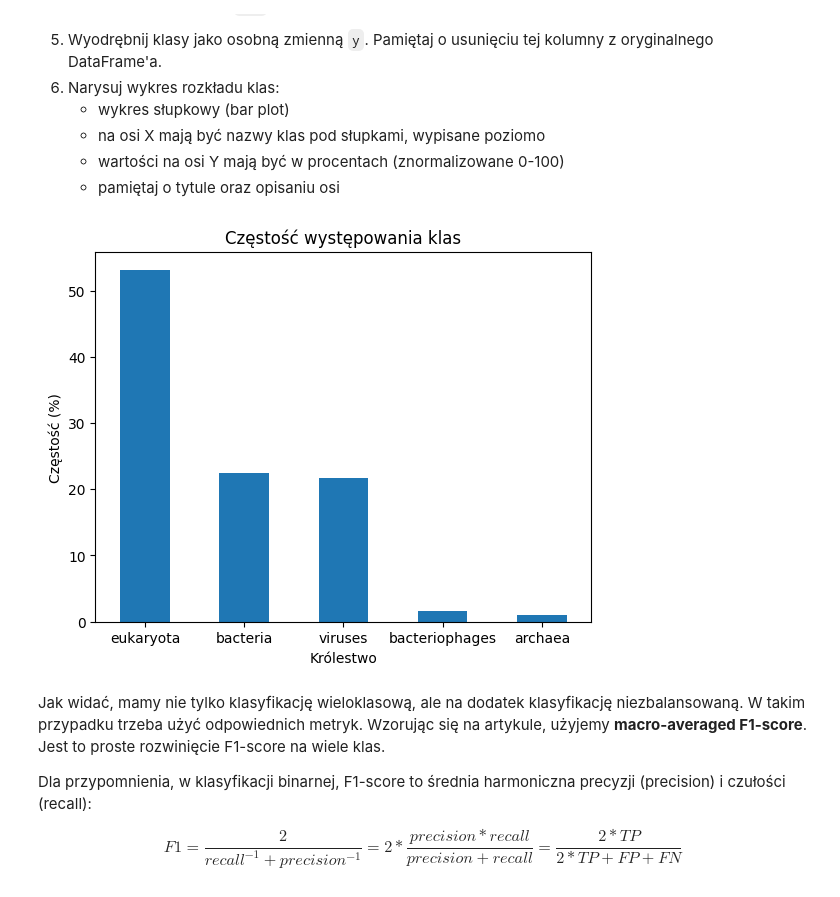
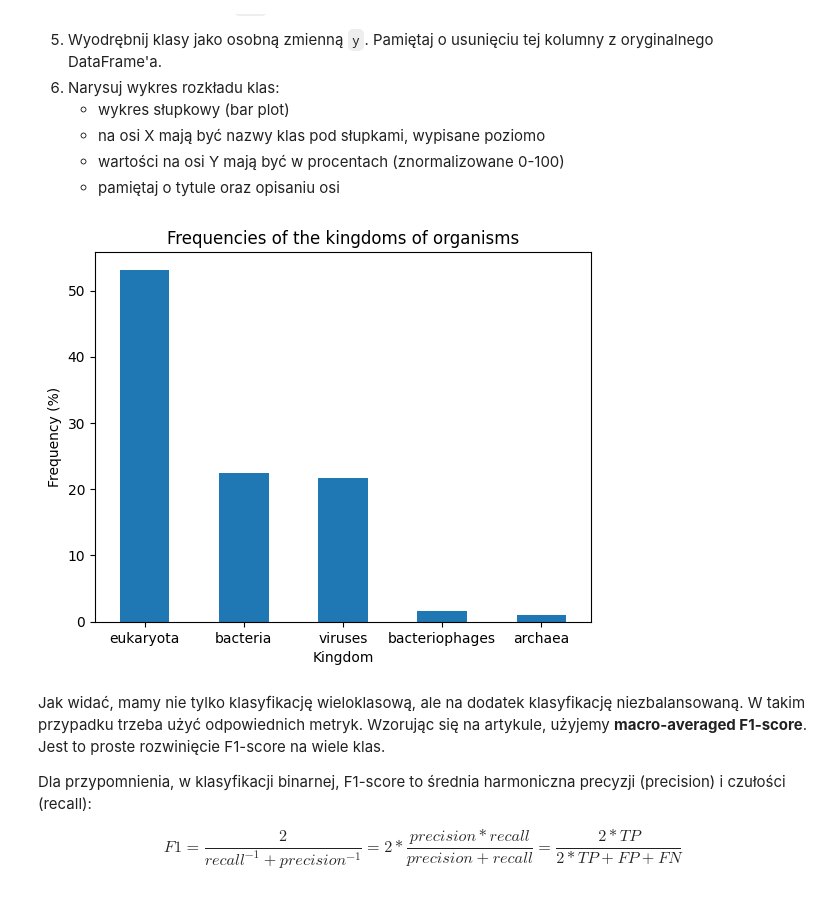
Before and after one commit to krzysztof-kopel/podstawy-uczenia-maszynowego, a Jupyter notebook: lab2/notebook.ipynb, the cells around one changed output. Saved outputs shown, nothing was run; the diff lists cells and outputs as text; code cells hidden in the pictures.

```diff
--- a/lab2/notebook.ipynb
+++ b/lab2/notebook.ipynb
@@ -139,19 +139,19 @@ df = df.drop("Kingdom", axis=1)
 # %%
 counts = y.value_counts()
 counts /= counts.sum()
 counts *= 100
 
 encoding = {0: "archaea", 1: "bacteria", 2: "eukaryota", 3: "bacteriophages", 4: "viruses"}
 counts.index = counts.index.map(encoding)
 
 counts.plot.bar()
 plt.xticks(rotation=0)
-plt.xlabel("Królestwo")
-plt.ylabel("Częstość (%)")
-plt.title("Częstość występowania klas")
+plt.xlabel("Kingdom")
+plt.ylabel("Frequency (%)")
+plt.title("Frequencies of the kingdoms of organisms")
 plt.show()
 # %% [output]
-[figure, old version]
+[figure, new version]
 # %% [markdown]
 Jak widać, mamy nie tylko klasyfikację wieloklasową, ale na dodatek klasyfikację niezbalansowaną. W takim przypadku trzeba użyć odpowiednich metryk. Wzorując się na artykule, użyjemy **macro-averaged F1-score**. Jest to proste rozwinięcie F1-score na wiele klas.
 
```
Also changed, not shown: parts of 7 cells of this notebook, 2 other files.
